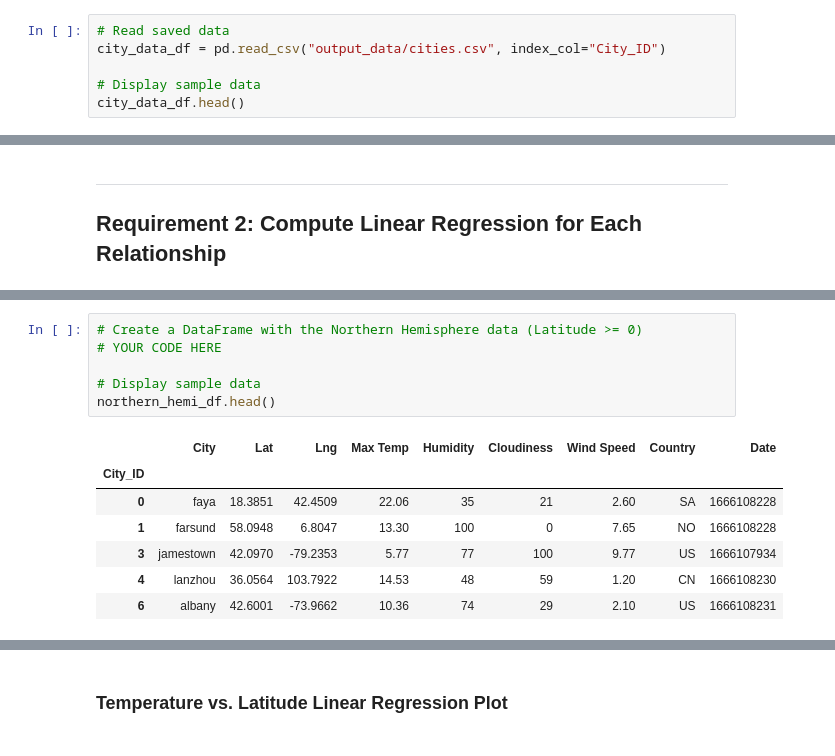
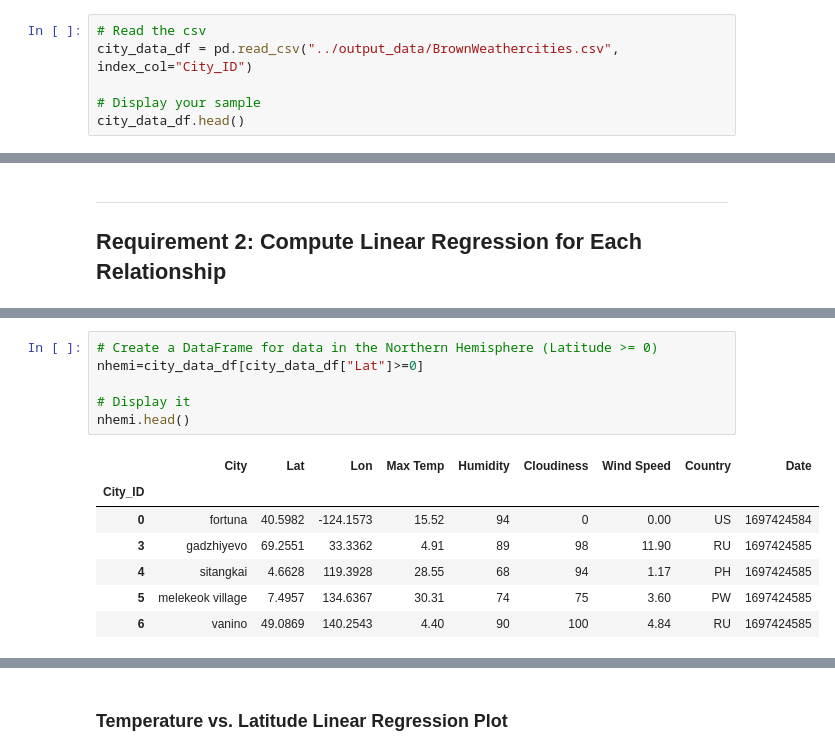
Before and after one commit to StuartMBrown/api-challenge, a Jupyter notebook: Starter_Code/starter_code/BrownWeatherPy.ipynb, the cells around one changed output, grey strips where cells are left out. Cells and saved outputs as stored; diff of their text form.

```diff
--- a/Starter_Code/starter_code/BrownWeatherPy.ipynb
+++ b/Starter_Code/starter_code/BrownWeatherPy.ipynb
@@ -168,7 +168,7 @@ city_data_df.to_csv("output_data/cities.csv", index_label="City_ID")
 # %%
-# Read saved data
-city_data_df = pd.read_csv("output_data/cities.csv", index_col="City_ID")
+# Read the csv
+city_data_df = pd.read_csv("../output_data/BrownWeathercities.csv", index_col="City_ID")
 
-# Display sample data
+# Display your sample
 city_data_df.head()
 # %% [output]
@@ -255,14 +271,14 @@ plt.show()
 # %%
-# Create a DataFrame with the Northern Hemisphere data (Latitude >= 0)
-# YOUR CODE HERE
+# Create a DataFrame for data in the Northern Hemisphere (Latitude >= 0)
+nhemi=city_data_df[city_data_df["Lat"]>=0]
 
-# Display sample data
-northern_hemi_df.head()
+# Display it
+nhemi.head()
 # %% [output]
-|  | City | Lat | Lng | Max Temp | Humidity | Cloudiness | Wind Speed | Country | Date |
+|  | City | Lat | Lon | Max Temp | Humidity | Cloudiness | Wind Speed | Country | Date |
 | City_ID |  |  |  |  |  |  |  |  |  |
-| 0 | faya | 18.3851 | 42.4509 | 22.06 | 35 | 21 | 2.60 | SA | 1666108228 |
-| 1 | farsund | 58.0948 | 6.8047 | 13.30 | 100 | 0 | 7.65 | NO | 1666108228 |
-| 3 | jamestown | 42.0970 | -79.2353 | 5.77 | 77 | 100 | 9.77 | US | 1666107934 |
-| 4 | lanzhou | 36.0564 | 103.7922 | 14.53 | 48 | 59 | 1.20 | CN | 1666108230 |
-| 6 | albany | 42.6001 | -73.9662 | 10.36 | 74 | 29 | 2.10 | US | 1666108231 |
+| 0 | fortuna | 40.5982 | -124.1573 | 15.52 | 94 | 0 | 0.00 | US | 1697424584 |
+| 3 | gadzhiyevo | 69.2551 | 33.3362 | 4.91 | 89 | 98 | 11.90 | RU | 1697424585 |
+| 4 | sitangkai | 4.6628 | 119.3928 | 28.55 | 68 | 94 | 1.17 | PH | 1697424585 |
+| 5 | melekeok village | 7.4957 | 134.6367 | 30.31 | 74 | 75 | 3.60 | PW | 1697424585 |
+| 6 | vanino | 49.0869 | 140.2543 | 4.40 | 90 | 100 | 4.84 | RU | 1697424585 |
```
Also changed, not shown: parts of 45 cells of this notebook, 12 other files.
